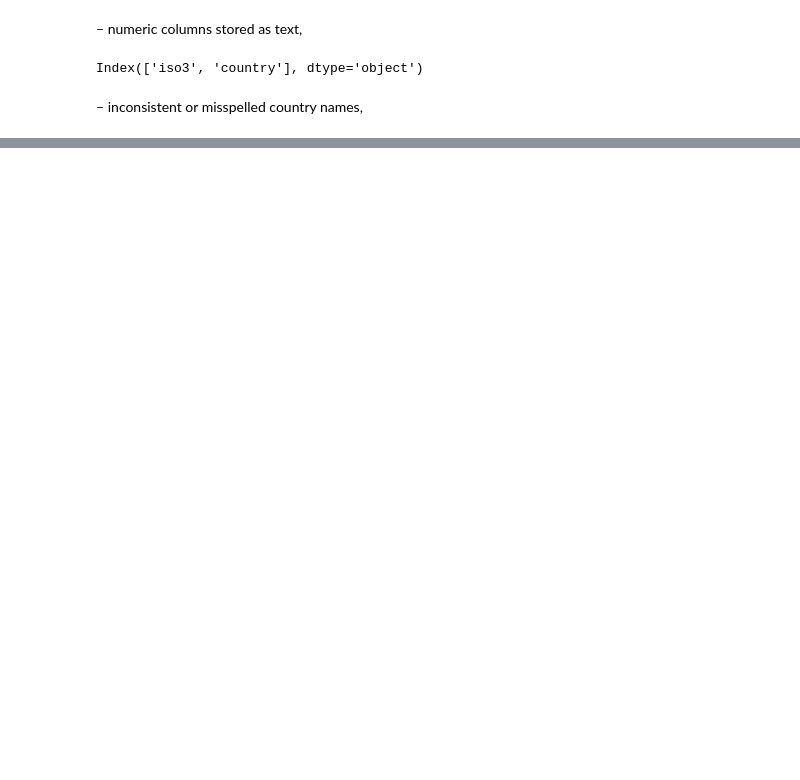
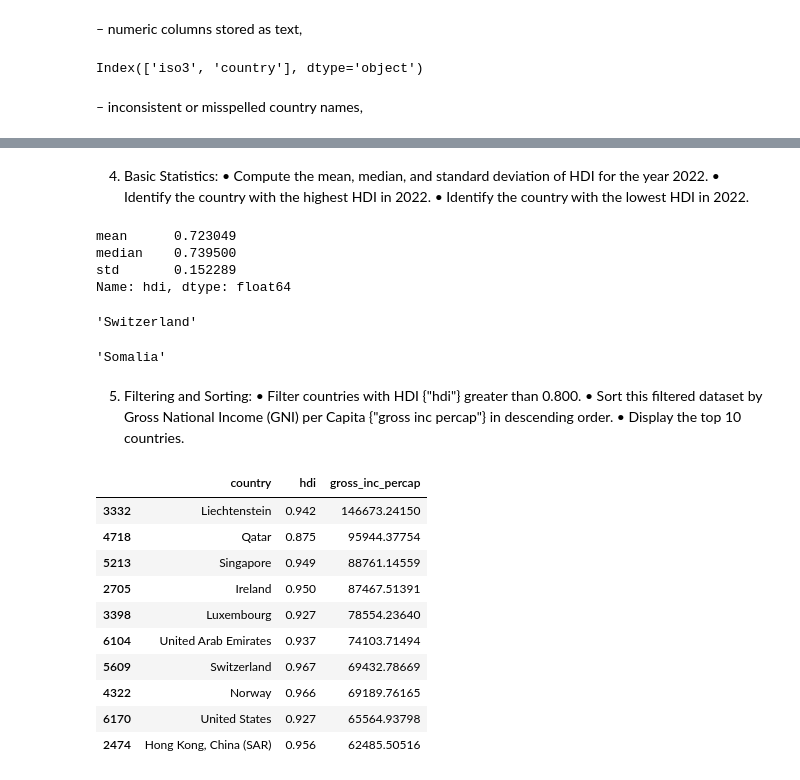
Before and after one commit to kashifmaskeyx/2513342_KashifMaskey, a Jupyter notebook: 2513342_KashifMaskey.ipynb, the cells around one changed output, grey strips where cells are left out. Drawn from its saved outputs; the diff is of its cells as text; code cells hidden in the pictures; blank space fills up the shorter version.

```diff
--- a/2513342_KashifMaskey.ipynb
+++ b/2513342_KashifMaskey.ipynb
@@ -158,0 +143,2 @@ Total unique countries: 206
+# %%
+hdi_2022_df = hdi_2022_df.drop_duplicates()
@@ -158,0 +185,8 @@ Total unique countries: 206
+# %%
+numeric_columns = hdi_2022_df.select_dtypes(include='number').columns
+
+for column in numeric_columns:
+    median_value = hdi_2022_df[column].median()
+    hdi_2022_df[column] = hdi_2022_df[column].fillna(median_value)
+hdi_2022_df.isnull().sum()
+#Missing values in numeric columns were filled with each column’s median. This preserves all rows and reduces the effect of extreme values, making it suitable for socio-economic indicators.
@@ -158,0 +211,42 @@ Total unique countries: 206
+# %% [markdown]
+4. Basic Statistics:
+• Compute the mean, median, and standard deviation of HDI for the year 2022.
+• Identify the country with the highest HDI in 2022.
+• Identify the country with the lowest HDI in 2022.
+# %%
+hdi_2022_df[numeric_columns]['hdi'].agg(['mean', 'median', 'std'])
+# %% [output]
+mean      0.723049
+median    0.739500
+std       0.152289
+Name: hdi, dtype: float64
+# %%
+hdi_2022_df.loc[hdi_2022_df['hdi'].idxmax(), 'country']
+# %% [output]
+'Switzerland'
+# %%
+hdi_2022_df.loc[hdi_2022_df['hdi'].idxmin(), 'country']
+# %% [output]
+'Somalia'
+# %% [markdown]
+5. Filtering and Sorting:
+• Filter countries with HDI {"hdi"} greater than 0.800.
+• Sort this filtered dataset by Gross National Income (GNI) per Capita {"gross inc percap"} in
+descending order.
+• Display the top 10 countries.
+# %%
+high_hdi_df = hdi_2022_df[hdi_2022_df['hdi'] > 0.800]
+high_hdi_sorted = high_hdi_df.sort_values(by='gross_inc_percap', ascending=False)
+high_hdi_sorted[['country', 'hdi', 'gross_inc_percap']].head(10)
+# %% [output]
+|  | country | hdi | gross_inc_percap |
+| 3332 | Liechtenstein | 0.942 | 146673.24150 |
+| 4718 | Qatar | 0.875 | 95944.37754 |
+| 5213 | Singapore | 0.949 | 88761.14559 |
+| 2705 | Ireland | 0.950 | 87467.51391 |
+| 3398 | Luxembourg | 0.927 | 78554.23640 |
+| 6104 | United Arab Emirates | 0.937 | 74103.71494 |
+| 5609 | Switzerland | 0.967 | 69432.78669 |
+| 4322 | Norway | 0.966 | 69189.76165 |
+| 6170 | United States | 0.927 | 65564.93798 |
+| 2474 | Hong Kong, China (SAR) | 0.956 | 62485.50516 |
```
Also changed, not shown: parts of 33 cells of this notebook.
